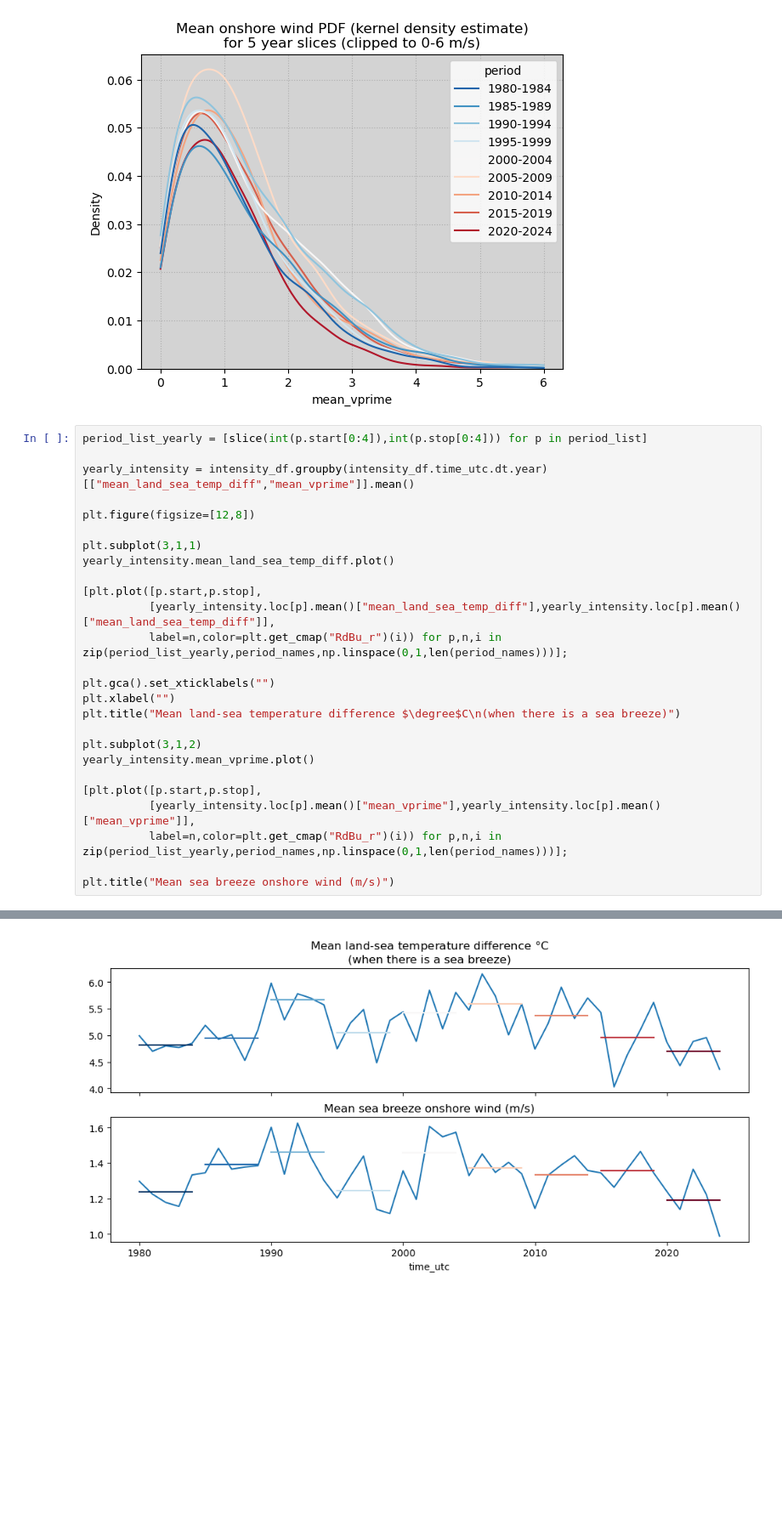
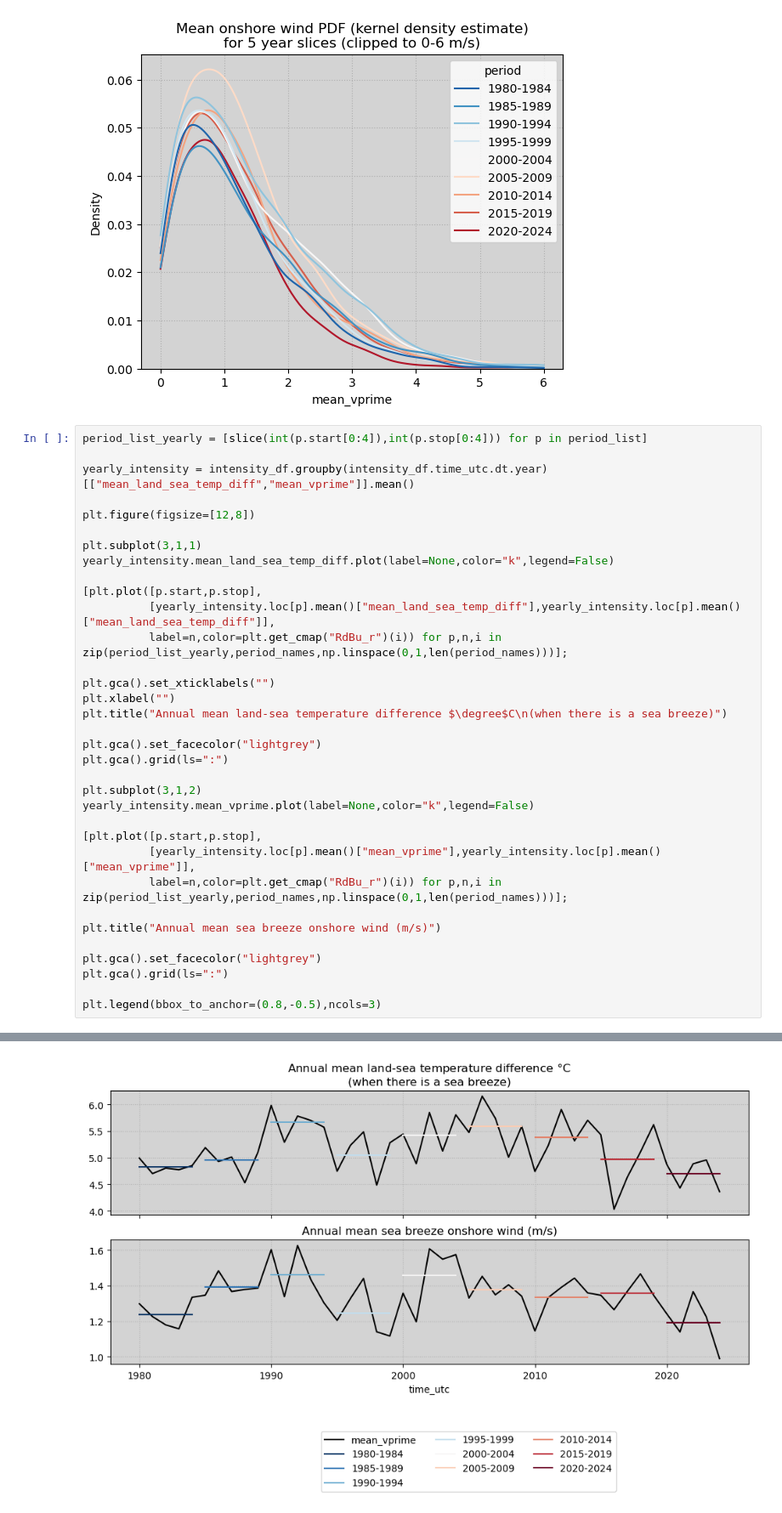
Before and after one commit to andrewbrown31/sea_breeze_analysis, a Jupyter notebook: tiwi_islands/tiwi_trends.ipynb, the cells around one changed output, grey strips where cells are left out. Shown at 85% size. Drawn from its saved outputs; the diff is of its cells as text; blank space fills up the shorter version.

Commit message:
Added land-sea temp tiing plot

```diff
--- a/tiwi_islands/tiwi_trends.ipynb
+++ b/tiwi_islands/tiwi_trends.ipynb
@@ -256,7 +256,7 @@ yearly_intensity = intensity_df.groupby(intensity_df.time_utc.dt.year)[["mean_la
 plt.figure(figsize=[12,8])
 
 plt.subplot(3,1,1)
-yearly_intensity.mean_land_sea_temp_diff.plot()
+yearly_intensity.mean_land_sea_temp_diff.plot(label=None,color="k",legend=False)
 
 [plt.plot([p.start,p.stop],
           [yearly_intensity.loc[p].mean()["mean_land_sea_temp_diff"],yearly_intensity.loc[p].mean()["mean_land_sea_temp_diff"]],
@@ -264,14 +264,22 @@ yearly_intensity.mean_land_sea_temp_diff.plot()
 
 plt.gca().set_xticklabels("")
 plt.xlabel("")
-plt.title("Mean land-sea temperature difference $\degree$C\n(when there is a sea breeze)")
+plt.title("Annual mean land-sea temperature difference $\degree$C\n(when there is a sea breeze)")
+
+plt.gca().set_facecolor("lightgrey")
+plt.gca().grid(ls=":")
 
 plt.subplot(3,1,2)
-yearly_intensity.mean_vprime.plot()
+yearly_intensity.mean_vprime.plot(label=None,color="k",legend=False)
 
 [plt.plot([p.start,p.stop],
           [yearly_intensity.loc[p].mean()["mean_vprime"],yearly_intensity.loc[p].mean()["mean_vprime"]],
           label=n,color=plt.get_cmap("RdBu_r")(i)) for p,n,i in zip(period_list_yearly,period_names,np.linspace(0,1,len(period_names)))];
 
-plt.title("Mean sea breeze onshore wind (m/s)")
+plt.title("Annual mean sea breeze onshore wind (m/s)")
+
+plt.gca().set_facecolor("lightgrey")
+plt.gca().grid(ls=":")
+
+plt.legend(bbox_to_anchor=(0.8,-0.5),ncols=3)
 # %% [output]
@@ -279 +287 @@ Text(0.5, 1.0, 'Mean sea breeze onshore wind (m/s)')
-[figure, old version]
+[figure, new version]
```
Also changed, not shown: parts of 4 cells of this notebook.
